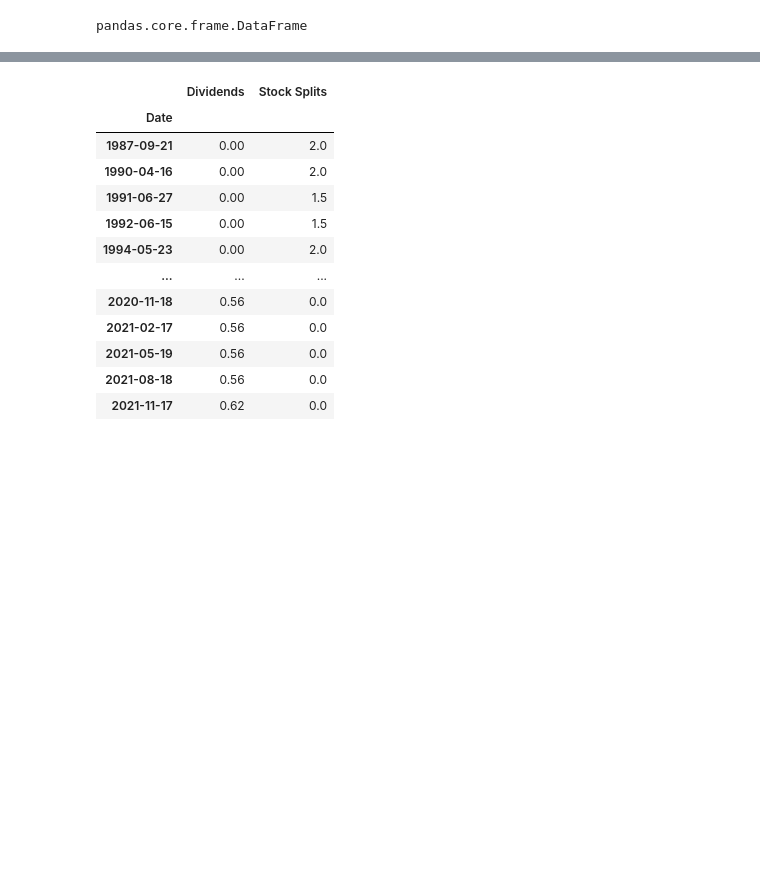
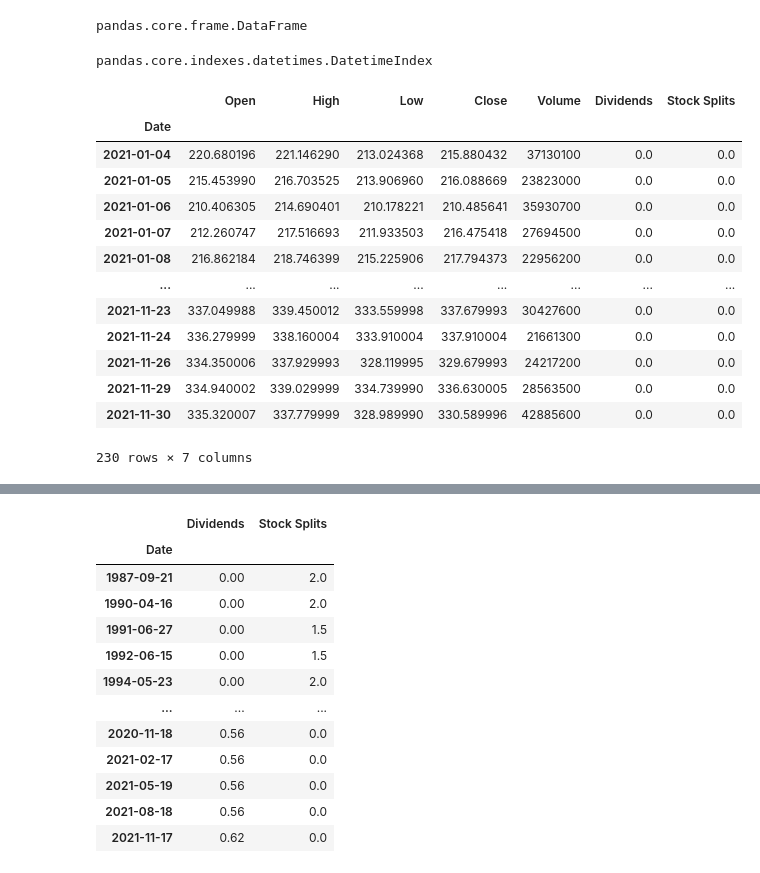
Before and after one commit to manuellopper/portfolioManagement, a Jupyter notebook: yfinance.ipynb, the cells around one changed output, grey strips where cells are left out. Drawn from its saved outputs; the diff is of its cells as text; code cells hidden in the pictures; blank space fills up the shorter version.

```diff
--- a/yfinance.ipynb
+++ b/yfinance.ipynb
@@ -97,3 +97,26 @@ type(hist)
 pandas.core.frame.DataFrame
 # %%
 hist.to_csv("msft.csv")
+# %%
+type(hist.index)
+# %% [output]
+pandas.core.indexes.datetimes.DatetimeIndex
+# %%
+sub=hist["2021-01-01":"2021-11-30"]
+# %%
+sub
+# %% [output]
+|  | Open | High | Low | Close | Volume | Dividends | Stock Splits |
+| Date |  |  |  |  |  |  |  |
+| 2021-01-04 | 220.680196 | 221.146290 | 213.024368 | 215.880432 | 37130100 | 0.0 | 0.0 |
+| 2021-01-05 | 215.453990 | 216.703525 | 213.906960 | 216.088669 | 23823000 | 0.0 | 0.0 |
+| 2021-01-06 | 210.406305 | 214.690401 | 210.178221 | 210.485641 | 35930700 | 0.0 | 0.0 |
+| 2021-01-07 | 212.260747 | 217.516693 | 211.933503 | 216.475418 | 27694500 | 0.0 | 0.0 |
+| 2021-01-08 | 216.862184 | 218.746399 | 215.225906 | 217.794373 | 22956200 | 0.0 | 0.0 |
+| ... | ... | ... | ... | ... | ... | ... | ... |
+| 2021-11-23 | 337.049988 | 339.450012 | 333.559998 | 337.679993 | 30427600 | 0.0 | 0.0 |
+| 2021-11-24 | 336.279999 | 338.160004 | 333.910004 | 337.910004 | 21661300 | 0.0 | 0.0 |
+| 2021-11-26 | 334.350006 | 337.929993 | 328.119995 | 329.679993 | 24217200 | 0.0 | 0.0 |
+| 2021-11-29 | 334.940002 | 339.029999 | 334.739990 | 336.630005 | 28563500 | 0.0 | 0.0 |
+| 2021-11-30 | 335.320007 | 337.779999 | 328.989990 | 330.589996 | 42885600 | 0.0 | 0.0 |
+230 rows × 7 columns
```
Also changed, not shown: parts of 24 cells of this notebook.
